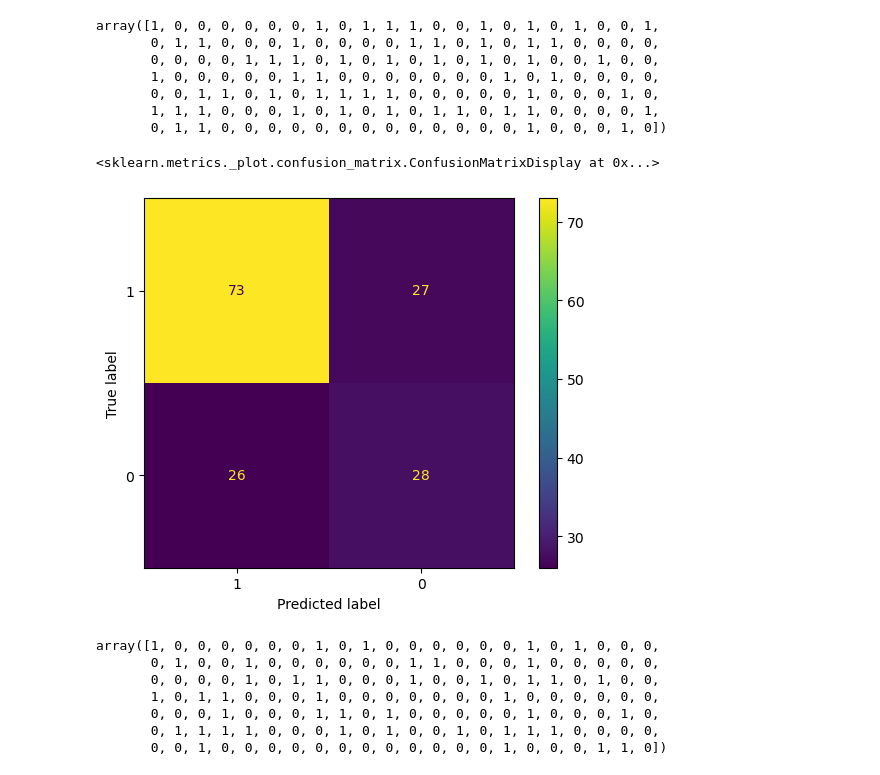
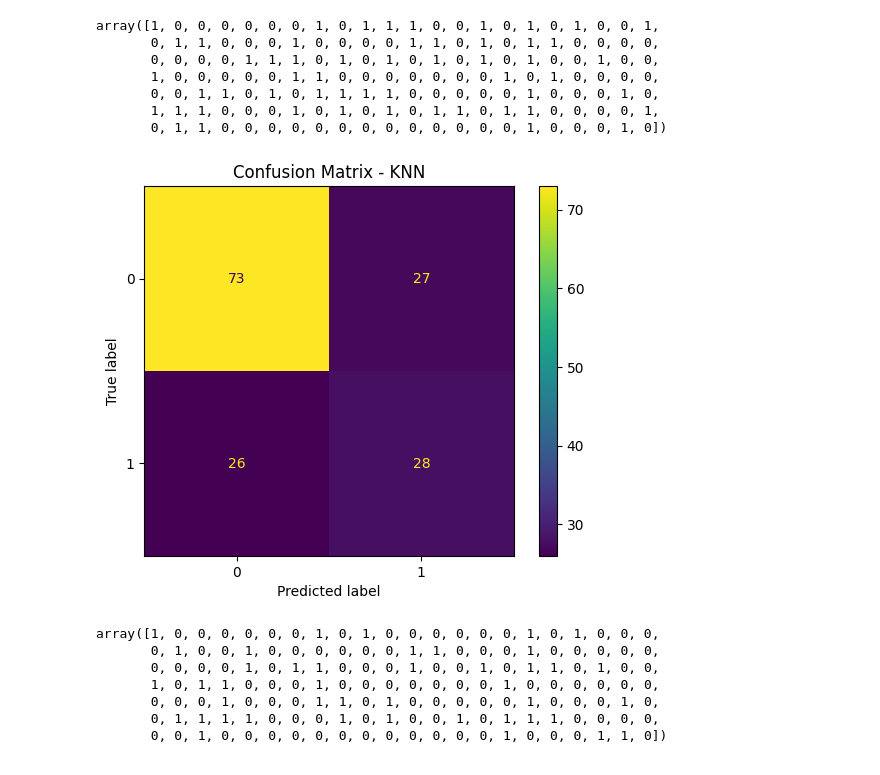
Before and after one commit to orczhu/zhu-ai-learning, a Jupyter notebook: capstone/capstone.ipynb, the cells around one changed output. Cells and saved outputs as stored; diff of their text form; code cells hidden in the pictures.

```diff
--- a/capstone/capstone.ipynb
+++ b/capstone/capstone.ipynb
@@ -254,11 +259,13 @@ array([1, 0, 0, 0, 0, 0, 0, 1, 0, 1, 1, 1, 0, 0, 1, 0, 1, 0, 1, 0, 0, 1,
        0, 1, 1, 0, 0, 0, 0, 0, 0, 0, 0, 0, 0, 0, 0, 0, 1, 0, 0, 0, 1, 0])
 # %%
 conf_matrix_knn = confusion_matrix(y_test, y_pred_knn)
-disp1 = ConfusionMatrixDisplay(conf_matrix_knn, display_labels=[1, 0])
-disp1.plot()
+# Assuming binary classification (0 = no diabetes, 1 = diabetes)
+disp1_knn = ConfusionMatrixDisplay(conf_matrix_knn, display_labels=[0, 1])
+disp1_knn.plot()
+plt.title("Confusion Matrix - KNN")
+plt.show()
 # %% [output]
-<sklearn.metrics._plot.confusion_matrix.ConfusionMatrixDisplay at 0x...>
-[figure, old version]
+[figure, new version]
 # %%
 # Apply DecsionTree
 from sklearn.tree import DecisionTreeClassifier
```
Also changed, not shown: parts of 26 cells of this notebook, 1 other file.
